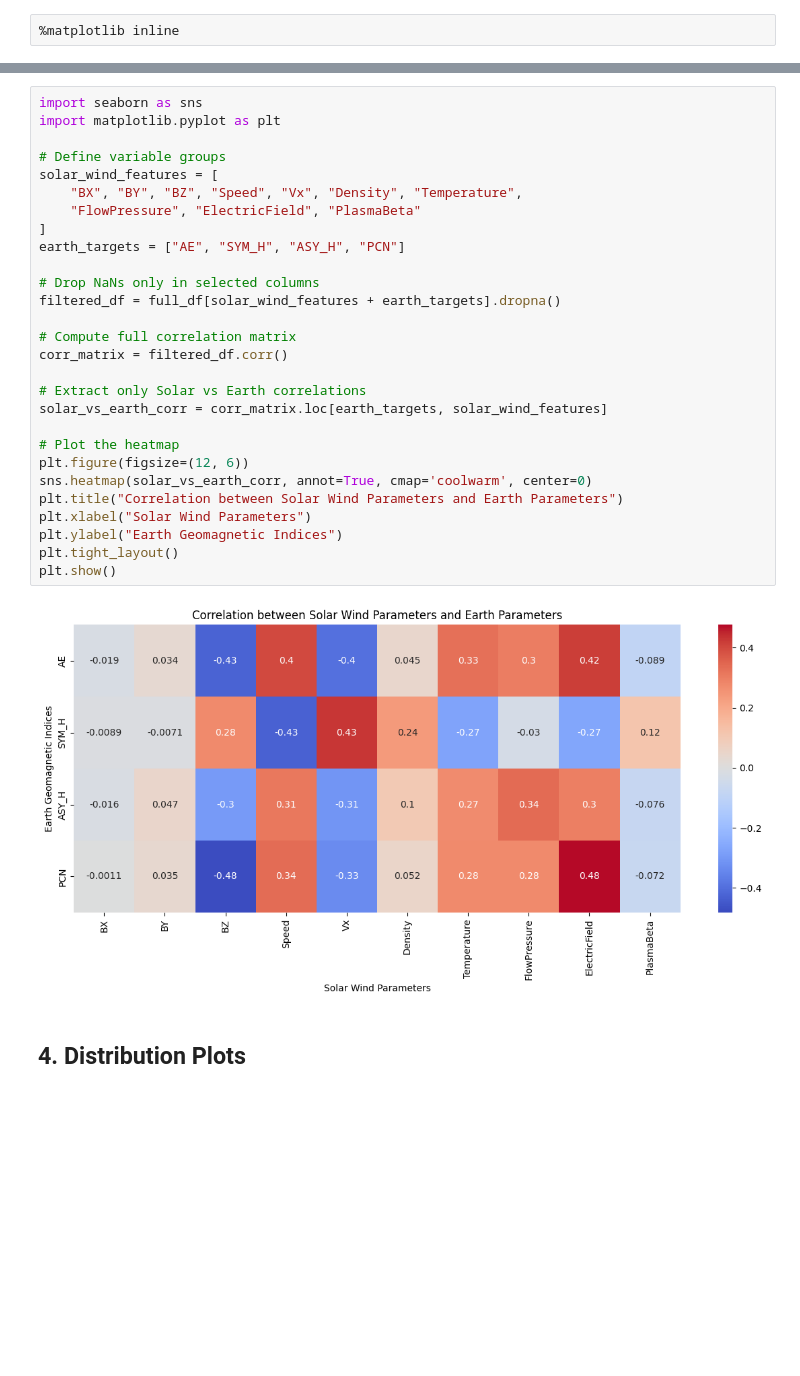
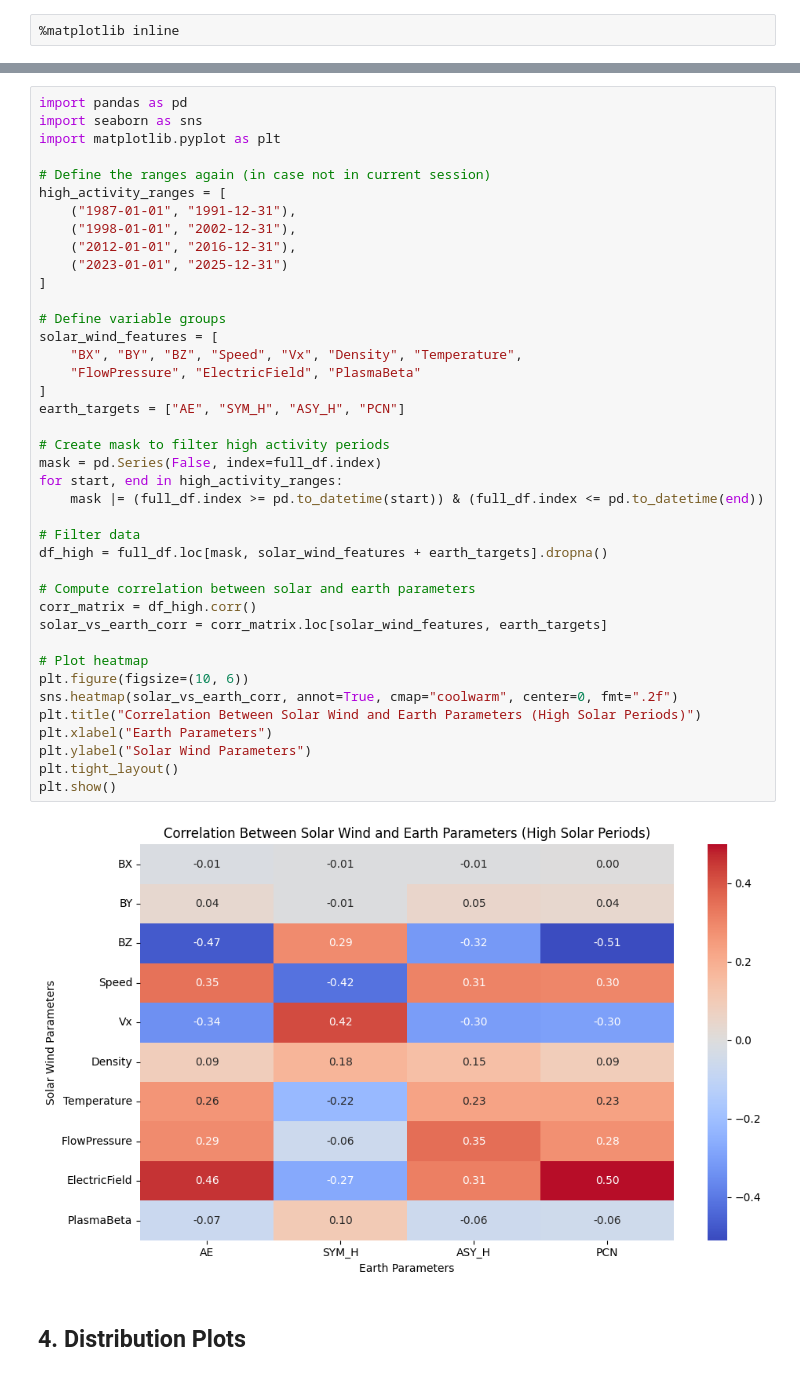
Before and after one commit to shivangichaudhary/Space-Weather-Event-Analysis, a Jupyter notebook: Notebooks/omni2.ipynb, the cells around one changed output, grey strips where cells are left out. Cells and saved outputs as stored; diff of their text form; blank space fills up the shorter version.

```diff
--- a/Notebooks/omni2.ipynb
+++ b/Notebooks/omni2.ipynb
@@ -312,33 +292,45 @@ plt.show()
 # %%
+import pandas as pd
 import seaborn as sns
 import matplotlib.pyplot as plt
+
+# Define the ranges again (in case not in current session)
+high_activity_ranges = [
+    ("1987-01-01", "1991-12-31"),
+    ("1998-01-01", "2002-12-31"),
+    ("2012-01-01", "2016-12-31"),
+    ("2023-01-01", "2025-12-31")
+]
 
 # Define variable groups
 solar_wind_features = [
     "BX", "BY", "BZ", "Speed", "Vx", "Density", "Temperature",
     "FlowPressure", "ElectricField", "PlasmaBeta"
 ]
 earth_targets = ["AE", "SYM_H", "ASY_H", "PCN"]
 
-# Drop NaNs only in selected columns
-filtered_df = full_df[solar_wind_features + earth_targets].dropna()
+# Create mask to filter high activity periods
+mask = pd.Series(False, index=full_df.index)
+for start, end in high_activity_ranges:
+    mask |= (full_df.index >= pd.to_datetime(start)) & (full_df.index <= pd.to_datetime(end))
 
-# Compute full correlation matrix
-corr_matrix = filtered_df.corr()
+# Filter data
+df_high = full_df.loc[mask, solar_wind_features + earth_targets].dropna()
 
-# Extract only Solar vs Earth correlations
-solar_vs_earth_corr = corr_matrix.loc[earth_targets, solar_wind_features]
+# Compute correlation between solar and earth parameters
+corr_matrix = df_high.corr()
+solar_vs_earth_corr = corr_matrix.loc[solar_wind_features, earth_targets]
 
-# Plot the heatmap
-plt.figure(figsize=(12, 6))
-sns.heatmap(solar_vs_earth_corr, annot=True, cmap='coolwarm', center=0)
-plt.title("Correlation between Solar Wind Parameters and Earth Parameters")
-plt.xlabel("Solar Wind Parameters")
-plt.ylabel("Earth Geomagnetic Indices")
+# Plot heatmap
+plt.figure(figsize=(10, 6))
+sns.heatmap(solar_vs_earth_corr, annot=True, cmap="coolwarm", center=0, fmt=".2f")
+plt.title("Correlation Between Solar Wind and Earth Parameters (High Solar Periods)")
+plt.xlabel("Earth Parameters")
+plt.ylabel("Solar Wind Parameters")
 plt.tight_layout()
 plt.show()
 # %% [output]
-[figure, old version]
+[figure, new version]
 # %% [markdown]
 ## 4. Distribution Plots
 # %%
```
Also changed, not shown: parts of 14 cells of this notebook, 4 other files.
